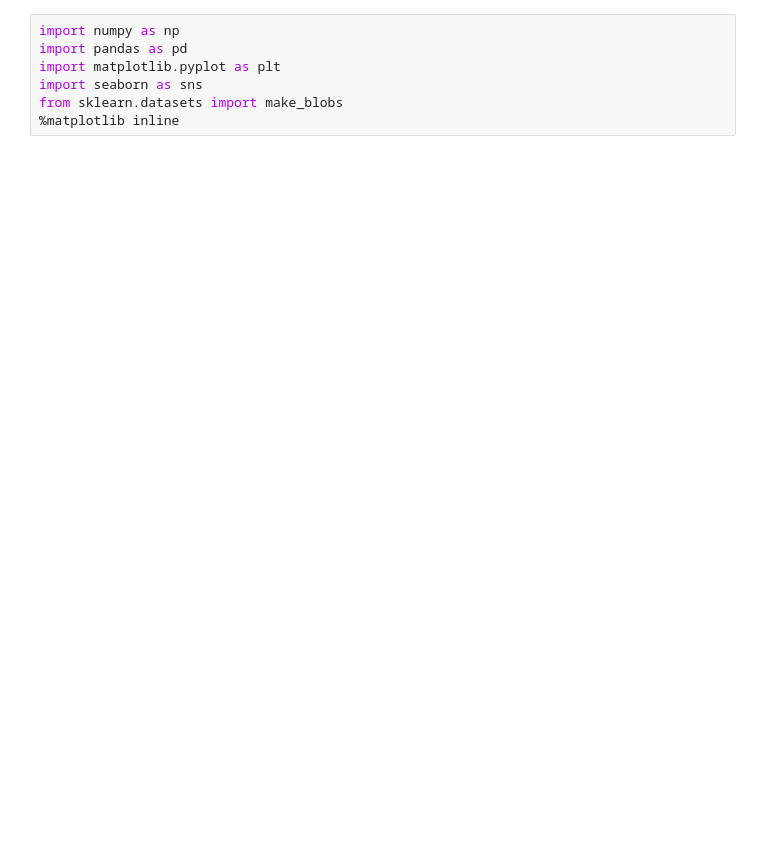
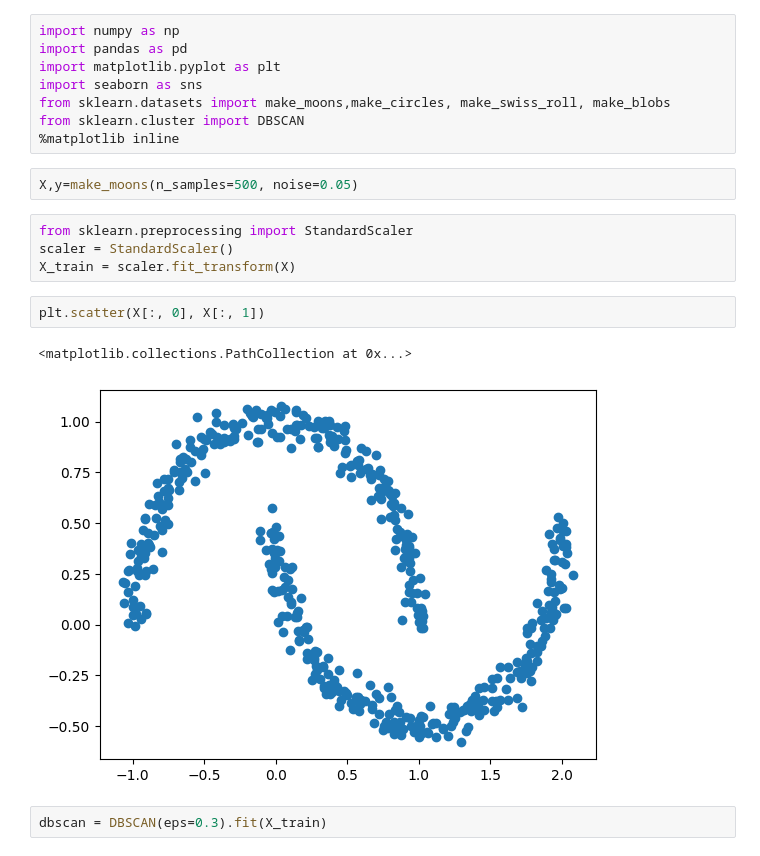
Before and after one commit to Shimul-Zahan/ML-Bootcamp, a Jupyter notebook: DBSCAN Clustering/projects/dbscan.ipynb, the cells around one changed output. Drawn from its saved outputs; the diff is of its cells as text; blank space fills up the shorter version.

Commit message:
☣️Learning DBSCAN Clusteri💀💀💀

```diff
--- a/DBSCAN Clustering/projects/dbscan.ipynb
+++ b/DBSCAN Clustering/projects/dbscan.ipynb
@@ -3,5 +3,19 @@ import numpy as np
 import pandas as pd
 import matplotlib.pyplot as plt
 import seaborn as sns
-from sklearn.datasets import make_blobs
+from sklearn.datasets import make_moons,make_circles, make_swiss_roll, make_blobs
+from sklearn.cluster import DBSCAN
 %matplotlib inline
+# %%
+X,y=make_moons(n_samples=500, noise=0.05)
+# %%
+from sklearn.preprocessing import StandardScaler
+scaler = StandardScaler()
+X_train = scaler.fit_transform(X)
+# %%
+plt.scatter(X[:, 0], X[:, 1])
+# %% [output]
+<matplotlib.collections.PathCollection at 0x...>
+[figure, added]
+# %%
+dbscan = DBSCAN(eps=0.3).fit(X_train)
```
Also changed, not shown: parts of 2 cells of this notebook.
